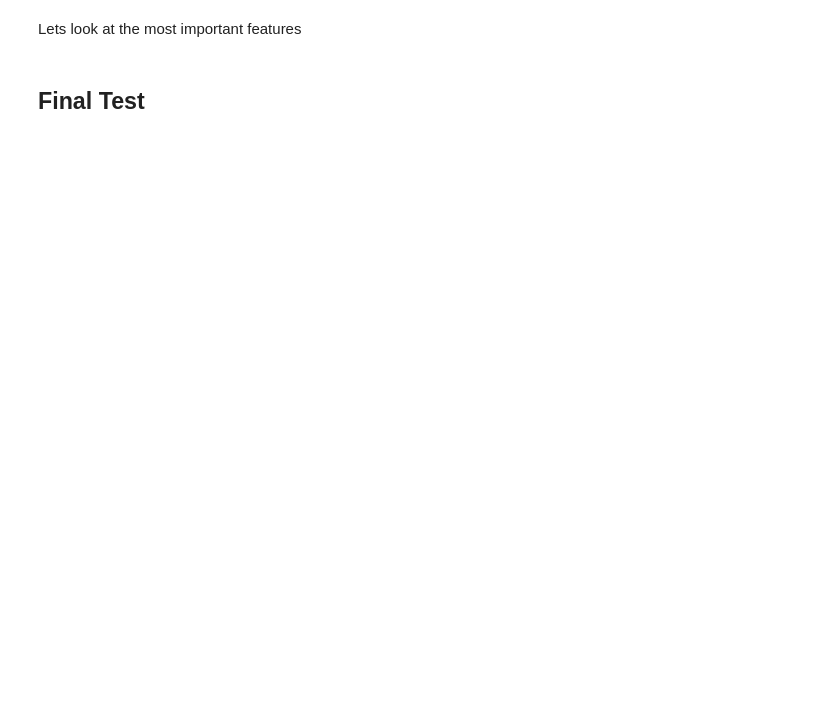
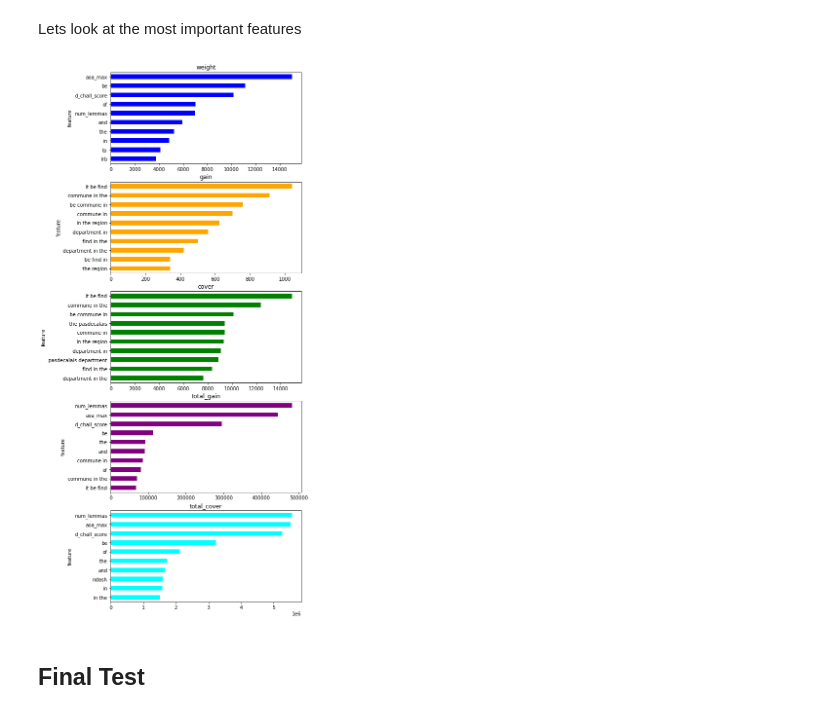
Before and after one commit to Tstrebe2/predicting-text-difficulty, a Jupyter notebook: notebooks/pipelines/xgboost-pipeline.ipynb, the cells around one changed output. Drawn from its saved outputs; the diff is of its cells as text; code cells hidden in the pictures; blank space fills up the shorter version.

```diff
--- a/notebooks/pipelines/xgboost-pipeline.ipynb
+++ b/notebooks/pipelines/xgboost-pipeline.ipynb
@@ -199,7 +212,7 @@ params {'alpha': 0.4, 'colsample_bytree': 0.1, 'eta': 0.5, 'max_depth': 22, 'sub
 Build classifier using best params
 # %%
 clf = build_clf(tfidf_params,
-                {**base_params, **xgb_cv_results['best_params']})
+                {**base_params, **xgb_cv_results['best_params'], **{'n_estimators':int(xgb_cv_results['best_boost_rounds'])}})
 # %% [markdown]
 Final test on our training data to see if our model is overfitting.
 # %%
@@ -271,19 +304,40 @@ all_features = num_features + text_features_trf
-# %%
-feature_importances = pd.DataFrame({'feature':all_features,
-                                    'importance':(clf[-1]
-                                                  .get_booster()
-                                                  .get_score(importance_type='total_gain'))})
-
-# What are top 10 most important features
-def plot_top_10(df_plot):
-  df_plot = (df_plot
-    .sort_values('importance', ascending=False)
-    .head(10)
-    .sort_values('importance'))
-  df_plot.plot.barh('feature', 'importance',
-                    legend=None)
-
-plot_top_10(feature_importances)
+# %%
+feature_importances = pd.DataFrame({'feature':all_features,
+                                    'weight':(clf[-1]
+                                                  .get_booster()
+                                                  .get_score(importance_type='weight').values()),
+                                    'gain':(clf[-1]
+                                                  .get_booster()
+                                                  .get_score(importance_type='gain').values()),
+                                    'cover':(clf[-1]
+                                                  .get_booster()
+                                                  .get_score(importance_type='cover').values()),
+                                    'total_gain':(clf[-1]
+                                                  .get_booster()
+                                                  .get_score(importance_type='total_gain').values()),
+                                    'total_cover':(clf[-1]
+                                                  .get_booster()
+                                                  .get_score(importance_type='total_cover').values()),
+                                    })
+
+# What are top 10 most important features
+def plot_top_10(df_plot, ax, importance_type='gain', color='cyan'):
+  df_plot = (df_plot
+    .sort_values(importance_type, ascending=False)
+    .head(10)
+    .sort_values(importance_type))
+  df_plot.plot.barh('feature', importance_type, ax=ax, legend=False, color=color)
+
+  ax.set_title(importance_type)
+
+importance_types = feature_importances.columns[1:].tolist()
+
+fig, axs = plt.subplots(nrows=len(importance_types), figsize=(7, 4*len(importance_types)))
+colors = ('blue', 'orange', 'green', 'purple', 'cyan')
+for ax, importance_type, color in zip(axs, importance_types, colors):
+  plot_top_10(feature_importances, ax, importance_type, color)
+# %% [output]
+[figure, added]
 # %% [markdown]
 ## Final Test
 # %%
```
Also changed, not shown: parts of 8 cells of this notebook.
